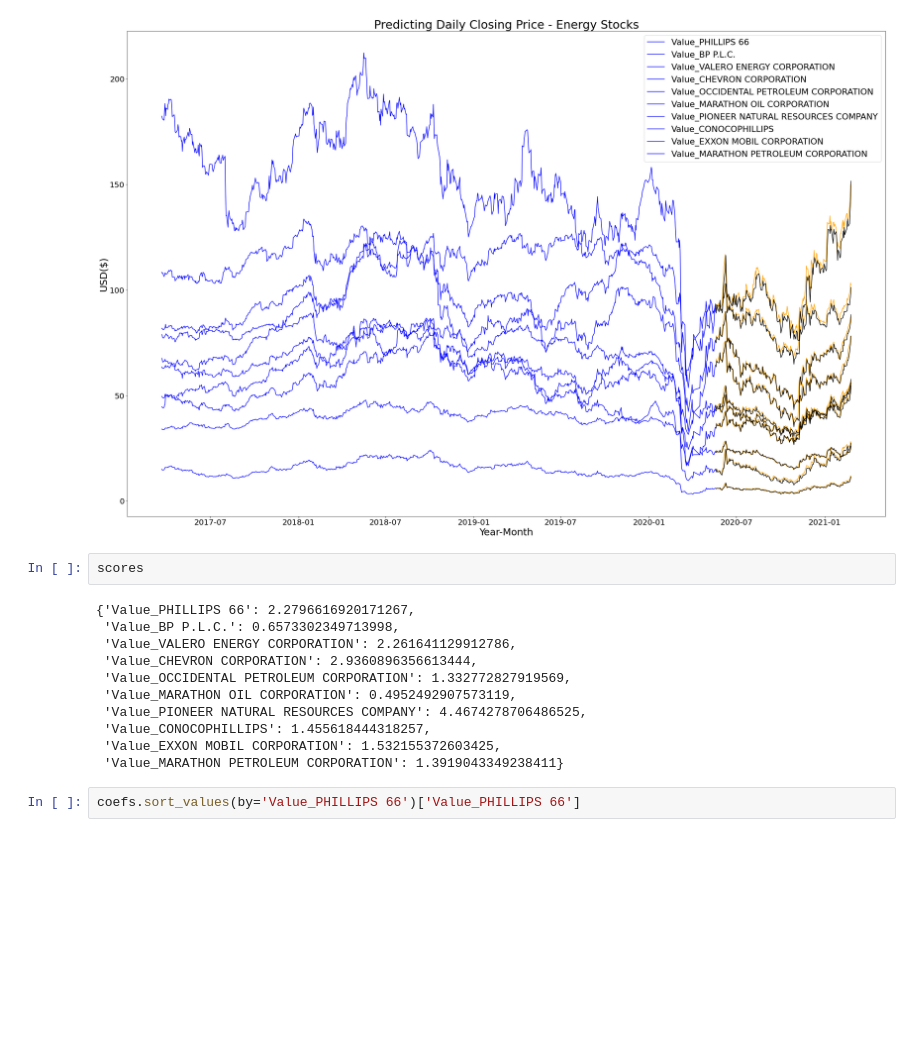
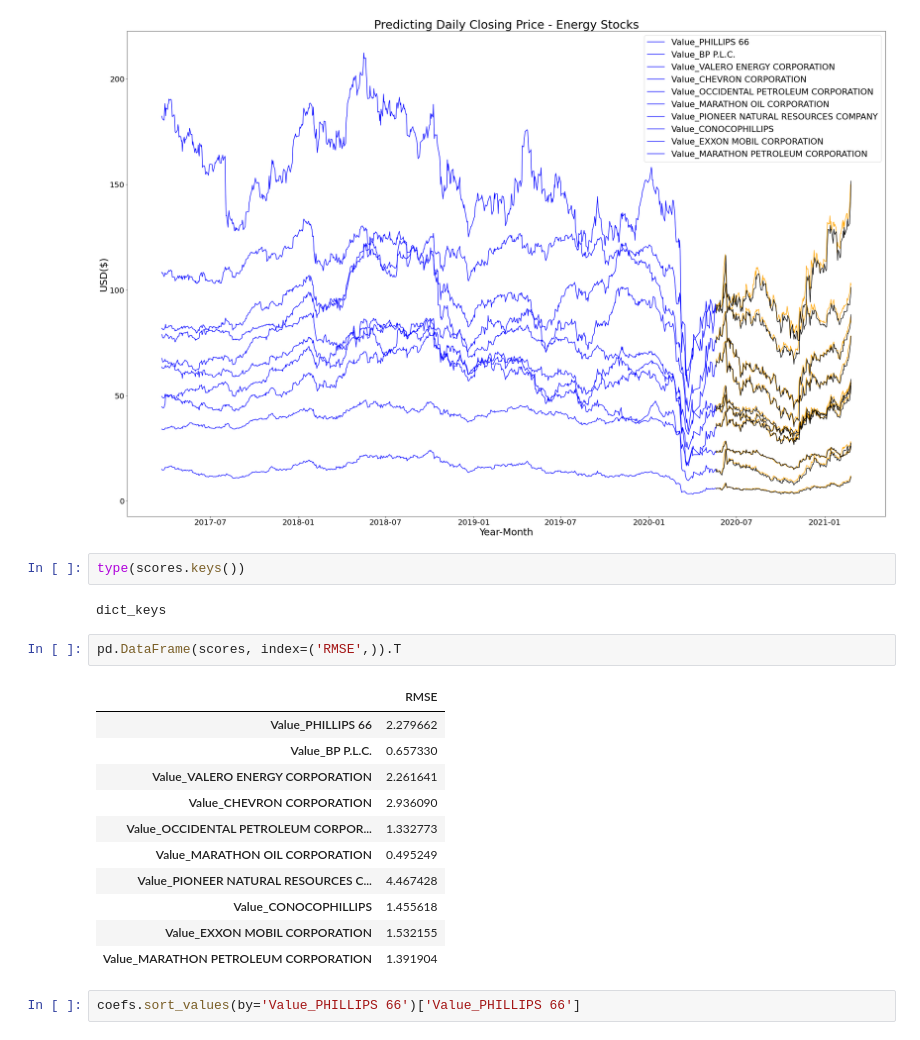
Before and after one commit to griffinwt/Hackathon_March2021, a Jupyter notebook: will_notebooks/model_3.ipynb, the cells around one changed output. Drawn from its saved outputs; the diff is of its cells as text; blank space fills up the shorter version.

```diff
--- a/will_notebooks/model_3.ipynb
+++ b/will_notebooks/model_3.ipynb
@@ -225,19 +225,24 @@ plt.legend(final_preds.columns, fontsize=22);
 plt.savefig('../images/wout_mobility_preds_1.png', dpi=200, bbox_inches='tight')
 # %% [output]
 [figure]
-# %%
-scores
-# %% [output]
-{'Value_PHILLIPS 66': 2.2796616920171267,
- 'Value_BP P.L.C.': 0.6573302349713998,
- 'Value_VALERO ENERGY CORPORATION': 2.261641129912786,
- 'Value_CHEVRON CORPORATION': 2.9360896356613444,
- 'Value_OCCIDENTAL PETROLEUM CORPORATION': 1.332772827919569,
- 'Value_MARATHON OIL CORPORATION': 0.4952492907573119,
- 'Value_PIONEER NATURAL RESOURCES COMPANY': 4.4674278706486525,
- 'Value_CONOCOPHILLIPS': 1.455618444318257,
- 'Value_EXXON MOBIL CORPORATION': 1.532155372603425,
- 'Value_MARATHON PETROLEUM CORPORATION': 1.3919043349238411}
+# %%
+type(scores.keys())
+# %% [output]
+dict_keys
+# %%
+pd.DataFrame(scores, index=('RMSE',)).T
+# %% [output]
+|  | RMSE |
+| Value_PHILLIPS 66 | 2.279662 |
+| Value_BP P.L.C. | 0.657330 |
+| Value_VALERO ENERGY CORPORATION | 2.261641 |
+| Value_CHEVRON CORPORATION | 2.936090 |
+| Value_OCCIDENTAL PETROLEUM CORPOR... | 1.332773 |
+| Value_MARATHON OIL CORPORATION | 0.495249 |
+| Value_PIONEER NATURAL RESOURCES C... | 4.467428 |
+| Value_CONOCOPHILLIPS | 1.455618 |
+| Value_EXXON MOBIL CORPORATION | 1.532155 |
+| Value_MARATHON PETROLEUM CORPORATION | 1.391904 |
 # %%
 coefs.sort_values(by='Value_PHILLIPS 66')['Value_PHILLIPS 66']
 # %% [output]
```
Also changed, not shown: 1 other file.
